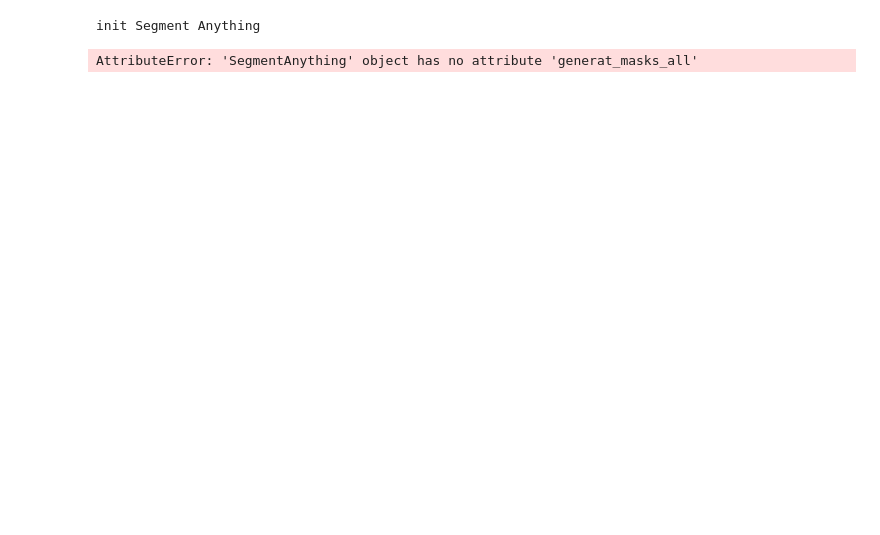
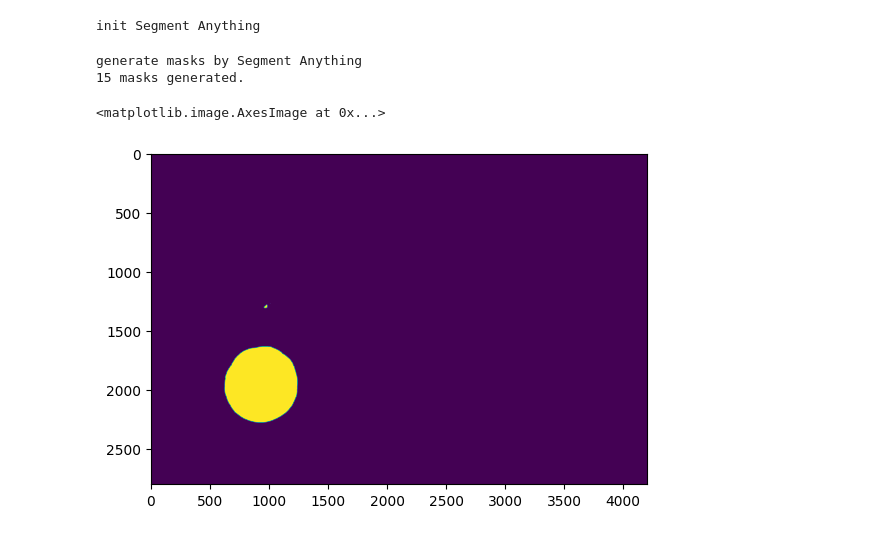
Before and after one commit to sugarl-sudo/Fridge-To-recipe, a Jupyter notebook: notebook/sam_experiment.ipynb, the cells around one changed output. Drawn from its saved outputs; the diff is of its cells as text; code cells hidden in the pictures; blank space fills up the shorter version.

```diff
--- a/notebook/sam_experiment.ipynb
+++ b/notebook/sam_experiment.ipynb
@@ -77,6 +78,7 @@ sam = SegmentAnything(device, "vit_b", "../models/sam_vit_b_01ec64.pth")
 init Segment Anything
 # %%
 # マスク生成
-sam.generat_masks_all(image)
+masks = sam.generat_masks_all(image)
 # %% [output]
-AttributeError: 'SegmentAnything' object has no attribute 'generat_masks_all'
+generate masks by Segment Anything
+15 masks generated.
@@ -85,3 +85,8 @@ print()
+# %%
+plt.imshow(masks[5]['segmentation'])
+# %% [output]
+<matplotlib.image.AxesImage at 0x...>
+[figure, added]
 # %%
 # エリアを検出するクラス
 class Area:
```
Also changed, not shown: parts of 9 cells of this notebook.
